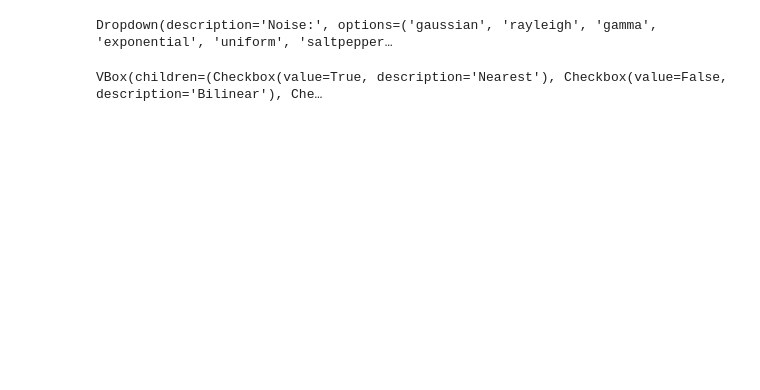
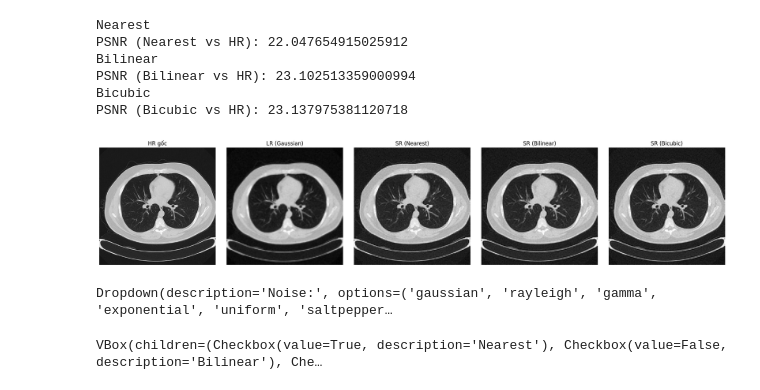
Before and after one commit to caoTayTang/image_super_resolution_traditional_cv, a Jupyter notebook: notebooks/experiments_reconstruction.ipynb, the cells around one changed output. Drawn from its saved outputs; the diff is of its cells as text; code cells hidden in the pictures; blank space fills up the shorter version.

```diff
--- a/notebooks/experiments_reconstruction.ipynb
+++ b/notebooks/experiments_reconstruction.ipynb
@@ -34,6 +124,48 @@ def restore(lr, scale, model="Nearest", iterations=50, alpha=0.2):
     else:
         raise ValueError("Unknown upsample model")
     return iterative_backprojection(lr, upsample=up, scale=scale, iterations=iterations, alpha=alpha)
+# %%
+# Tạo LR (dùng Gaussian noise)
+lr = degrade_image(hr, scale=scale, kernel=kernel, noise_type="gaussian")
+
+# Danh sách models để thử
+models = ["Nearest", "Bilinear", "Bicubic"]
+
+# Hiển thị HR, LR, SR
+n_models = len(models)
+plt.figure(figsize=(4*(n_models+2), 4))
+
+# HR
+plt.subplot(1, n_models+2, 1)
+plt.imshow(hr, cmap="gray")
+plt.title("HR gốc")
+plt.axis("off")
+
+# LR
+plt.subplot(1, n_models+2, 2)
+plt.imshow(lr, cmap="gray")
+plt.title("LR (Gaussian)")
+plt.axis("off")
+
+# SR cho từng model
+for i, m in enumerate(models):
+    sr = restore(lr, scale, m, iterations=50, alpha=0.2)
+    plt.subplot(1, n_models+2, i+3)
+    plt.imshow(sr, cmap="gray")
+    plt.title(f"SR ({m})")
+    plt.axis("off")
+    print(f"PSNR ({m} vs HR):", psnr(sr, hr))
+
+plt.tight_layout()
+plt.show()
+# %% [output]
+Nearest
+PSNR (Nearest vs HR): 22.047654915025912
+Bilinear
+PSNR (Bilinear vs HR): 23.102513359000994
+Bicubic
+PSNR (Bicubic vs HR): 23.137975381120718
+[figure, added]
 # %%
 import ipywidgets as widgets
 from IPython.display import display
```
Also changed, not shown: parts of 3 cells of this notebook, 6 other files.
